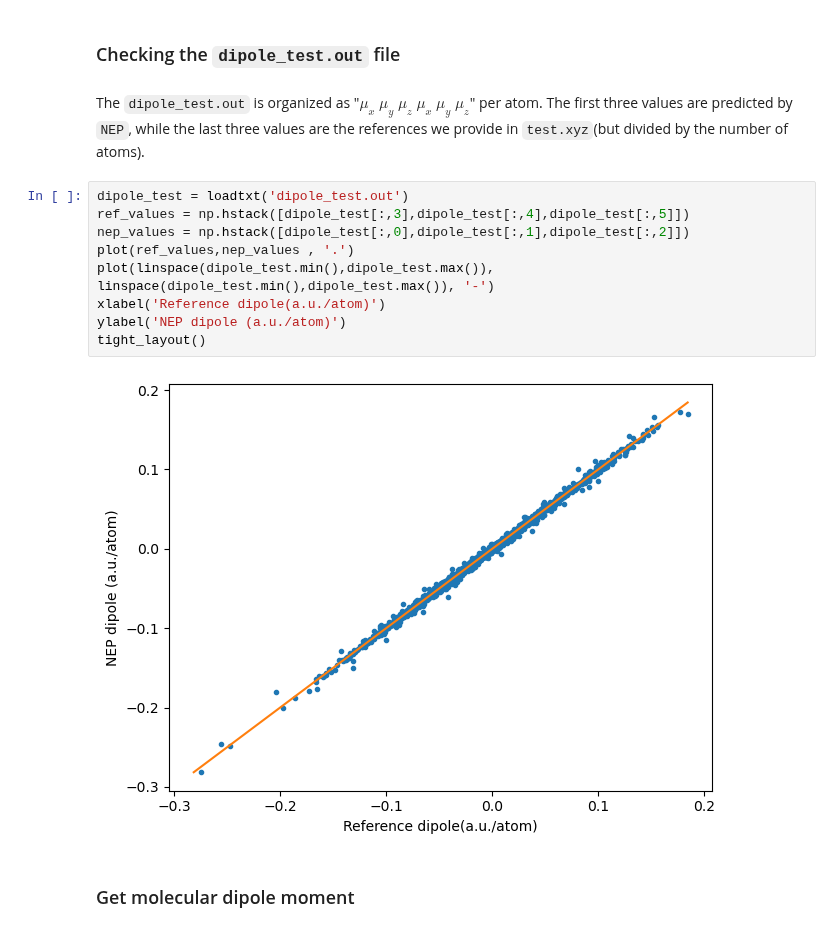
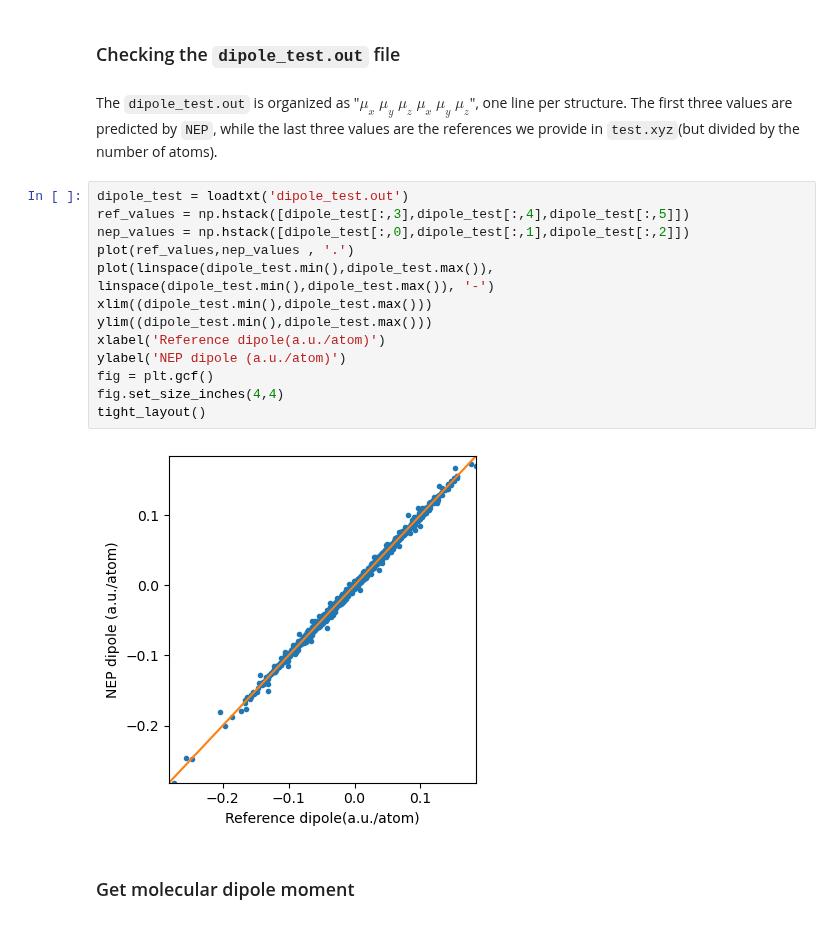
Before and after one commit to WhiteCrosstheRiver/GPUMD, a Jupyter notebook: examples/12_NEP_dipole_QM7B/nep_tutorial.ipynb, the cells around one changed output. Cells and saved outputs as stored; diff of their text form.

```diff
--- a/examples/12_NEP_dipole_QM7B/nep_tutorial.ipynb
+++ b/examples/12_NEP_dipole_QM7B/nep_tutorial.ipynb
@@ -77,18 +77,22 @@ The loss terms 'Dipole-train' and 'Dipole-train' converged after 20,000 generati
 # %% [markdown]
 ### Checking the `dipole_test.out` file
 # %% [markdown]
-The `dipole_test.out` is organized as "$\mu_{x}$ $\mu_{y}$ $\mu_{z}$ $\mu_{x}$ $\mu_{y}$ $\mu_{z}$" per atom. The first three values are predicted by `NEP`, while the last three values are the references we provide in `test.xyz`(but divided by the number of atoms).
+The `dipole_test.out` is organized as "$\mu_{x}$ $\mu_{y}$ $\mu_{z}$ $\mu_{x}$ $\mu_{y}$ $\mu_{z}$", one line per structure. The first three values are predicted by `NEP`, while the last three values are the references we provide in `test.xyz`(but divided by the number of atoms).
 # %%
 dipole_test = loadtxt('dipole_test.out')
 ref_values = np.hstack([dipole_test[:,3],dipole_test[:,4],dipole_test[:,5]])
 nep_values = np.hstack([dipole_test[:,0],dipole_test[:,1],dipole_test[:,2]])
 plot(ref_values,nep_values , '.')
 plot(linspace(dipole_test.min(),dipole_test.max()), linspace(dipole_test.min(),dipole_test.max()), '-')
+xlim((dipole_test.min(),dipole_test.max()))
+ylim((dipole_test.min(),dipole_test.max()))
 xlabel('Reference dipole(a.u./atom)')
 ylabel('NEP dipole (a.u./atom)')
+fig = plt.gcf()
+fig.set_size_inches(4,4)
 tight_layout()
 # %% [output]
-[figure, old version]
+[figure, new version]
 # %% [markdown]
 ### Get molecular dipole moment
 # %% [markdown]
```
